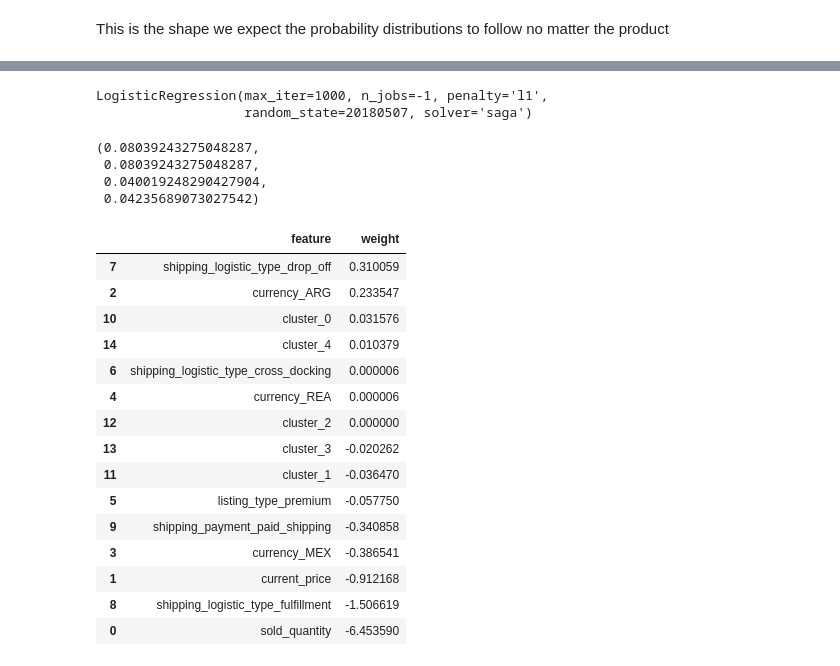
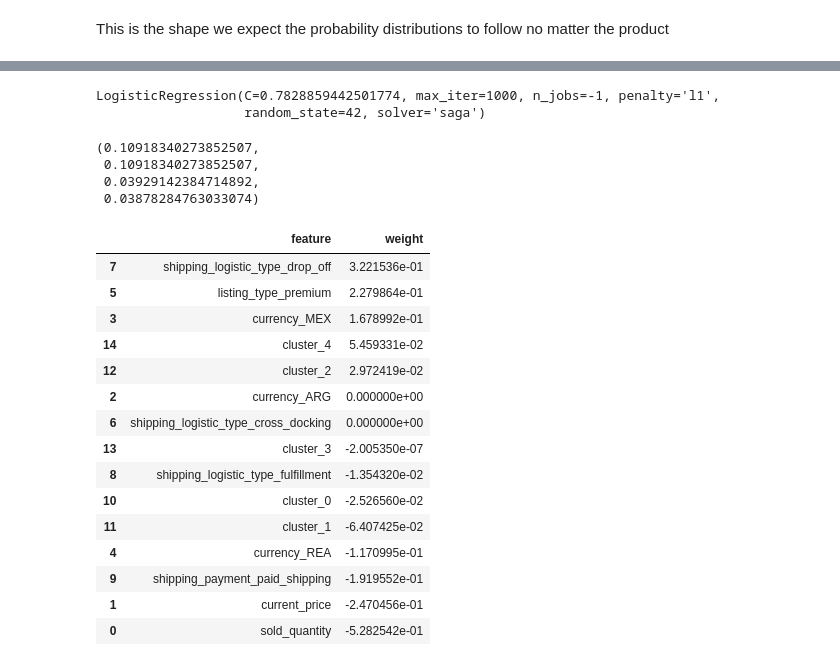
Before and after one commit to santortiz/out-of-stock, a Jupyter notebook: notebooks/training.ipynb, the cells around one changed output, grey strips where cells are left out. Saved outputs shown, nothing was run; the diff lists cells and outputs as text; code cells hidden in the pictures.

```diff
--- a/notebooks/training.ipynb
+++ b/notebooks/training.ipynb
@@ -280,7 +280,7 @@ enconded_core_skus = enconded_core_skus.drop(columns=["site_id_MLA", "site_id_ML
 # %%
 #we're interested in the probabilities of an item being out of stock before 30 days since published.
 enconded_core_skus["mean_diff"] = enconded_core_skus["mean_diff"].apply(lambda x: x if x <= 29 else -1)
-enconded_core_skus = enconded_core_skus[enconded_core_skus["mean_diff"] != -1]
+#enconded_core_skus = enconded_core_skus[enconded_core_skus["mean_diff"] != -1]
 # %%
 enconded_core_skus["mean_diff"].value_counts().reset_index().sort_values("index").plot.bar(x="index", y="mean_diff")
 # %% [output]
@@ -340,0 +396,3 @@ pd.DataFrame({
+# %%
+study = optuna.create_study(direction='maximize')
+study.optimize(objective, n_trials=100)
@@ -341,14 +421,18 @@ pd.DataFrame({
+# %%
+X_whole, y_whole = enconded_core_skus.drop(columns=["sku", "mean_diff"]), enconded_core_skus["mean_diff"]
+
+X_whole_train, X_whole_test, y_whole_train, y_whole_test = train_test_split(X_whole, y_whole, test_size=0.2, random_state=SEED)
 # %%
-from sklearn.linear_model import LogisticRegression
-
 lr = LogisticRegression(
-    random_state=SEED,
+    random_state=42,
     n_jobs=-1,
     max_iter=1000,
-    penalty='l1',
+    penalty=study.best_params["penalty"],
+    C=study.best_params["C"],
     solver='saga'
 )
-lr.fit(X_train, y_train)
+
+lr.fit(X_whole_train, y_whole_train)
 # %% [output]
-LogisticRegression(max_iter=1000, n_jobs=-1, penalty='l1',
-                   random_state=20180507, solver='saga')
+LogisticRegression(C=0.7828859442501774, max_iter=1000, n_jobs=-1, penalty='l1',
+                   random_state=42, solver='saga')
@@ -357,31 +453,38 @@ lr_y_pred = lr.predict(X_test)
 # %%
-accuracy_score(y_test, lr_y_pred), recall_score(y_test, lr_y_pred, average="weighted"), precision_score(y_test, lr_y_pred, average="weighted", zero_division=0), f1_score(y_test, lr_y_pred, average="weighted")
+from sklearn.metrics import accuracy_score, recall_score, precision_score, f1_score
+
+(
+    accuracy_score(y_whole_test, lr_y_pred),
+    recall_score(y_whole_test, lr_y_pred, average="weighted"),
+    precision_score(y_whole_test, lr_y_pred, average="weighted", zero_division=0),
+    f1_score(y_whole_test, lr_y_pred, average="weighted")
+)
 # %% [output]
-(0.08039243275048287,
- 0.08039243275048287,
- 0.040019248290427904,
- 0.04235689073027542)
+(0.10918340273852507,
+ 0.10918340273852507,
+ 0.03929142384714892,
+ 0.03878284763033074)
 # %%
 #df with feature weights
 pd.DataFrame({
-    "feature": X.columns,
+    "feature": X_whole.columns,
     "weight": lr.coef_[0]
 }).sort_values("weight", ascending=False)
 # %% [output]
 |  | feature | weight |
-| 7 | shipping_logistic_type_drop_off | 0.310059 |
-| 2 | currency_ARG | 0.233547 |
-| 10 | cluster_0 | 0.031576 |
-| 14 | cluster_4 | 0.010379 |
-| 6 | shipping_logistic_type_cross_docking | 0.000006 |
-| 4 | currency_REA | 0.000006 |
-| 12 | cluster_2 | 0.000000 |
-| 13 | cluster_3 | -0.020262 |
-| 11 | cluster_1 | -0.036470 |
-| 5 | listing_type_premium | -0.057750 |
-| 9 | shipping_payment_paid_shipping | -0.340858 |
-| 3 | currency_MEX | -0.386541 |
-| 1 | current_price | -0.912168 |
-| 8 | shipping_logistic_type_fulfillment | -1.506619 |
-| 0 | sold_quantity | -6.453590 |
+| 7 | shipping_logistic_type_drop_off | 3.221536e-01 |
+| 5 | listing_type_premium | 2.279864e-01 |
+| 3 | currency_MEX | 1.678992e-01 |
+| 14 | cluster_4 | 5.459331e-02 |
+| 12 | cluster_2 | 2.972419e-02 |
+| 2 | currency_ARG | 0.000000e+00 |
+| 6 | shipping_logistic_type_cross_docking | 0.000000e+00 |
+| 13 | cluster_3 | -2.005350e-07 |
+| 8 | shipping_logistic_type_fulfillment | -1.354320e-02 |
+| 10 | cluster_0 | -2.526560e-02 |
+| 11 | cluster_1 | -6.407425e-02 |
+| 4 | currency_REA | -1.170995e-01 |
+| 9 | shipping_payment_paid_shipping | -1.919552e-01 |
+| 1 | current_price | -2.470456e-01 |
+| 0 | sold_quantity | -5.282542e-01 |
 # %%
```
Also changed, not shown: parts of 27 cells of this notebook, 2 other files.
